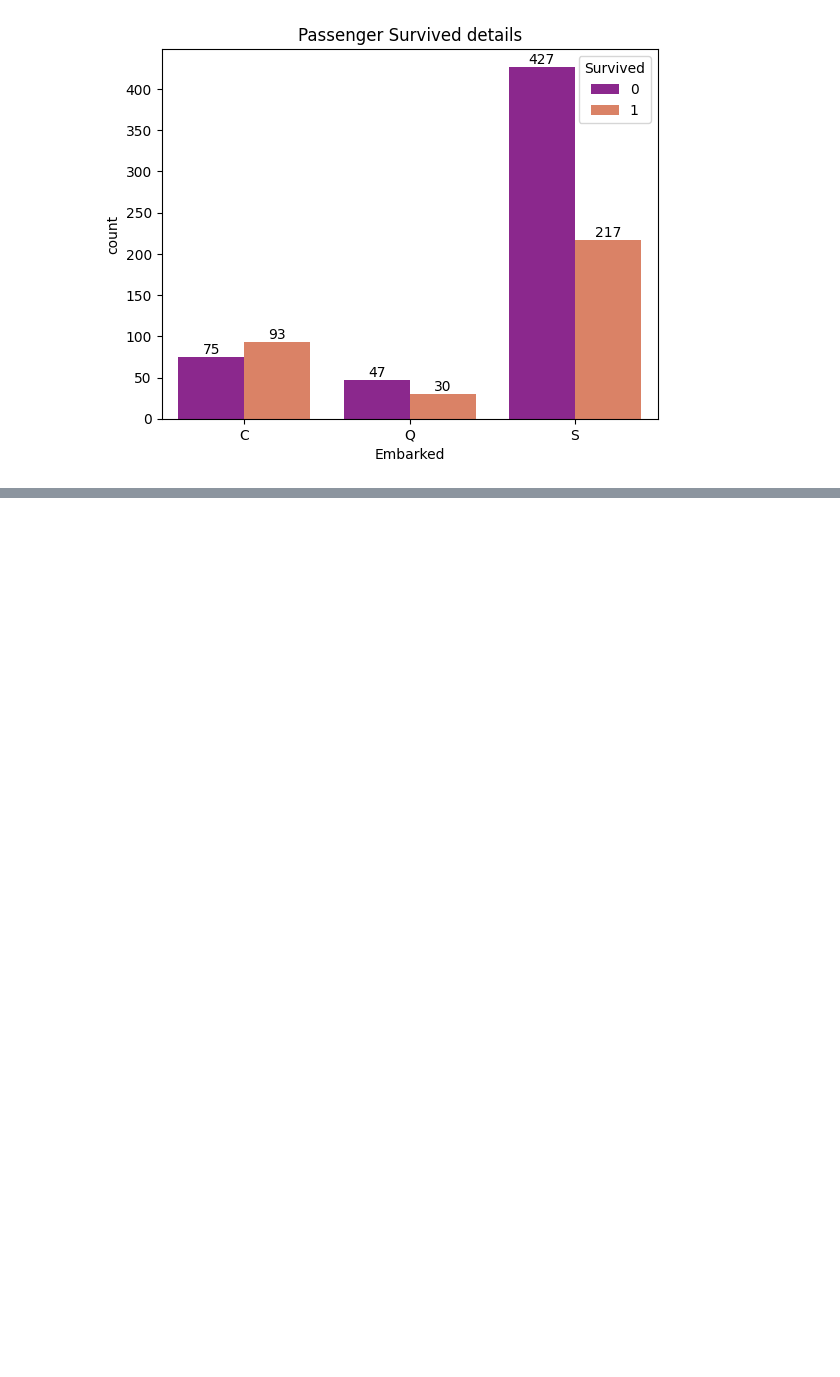
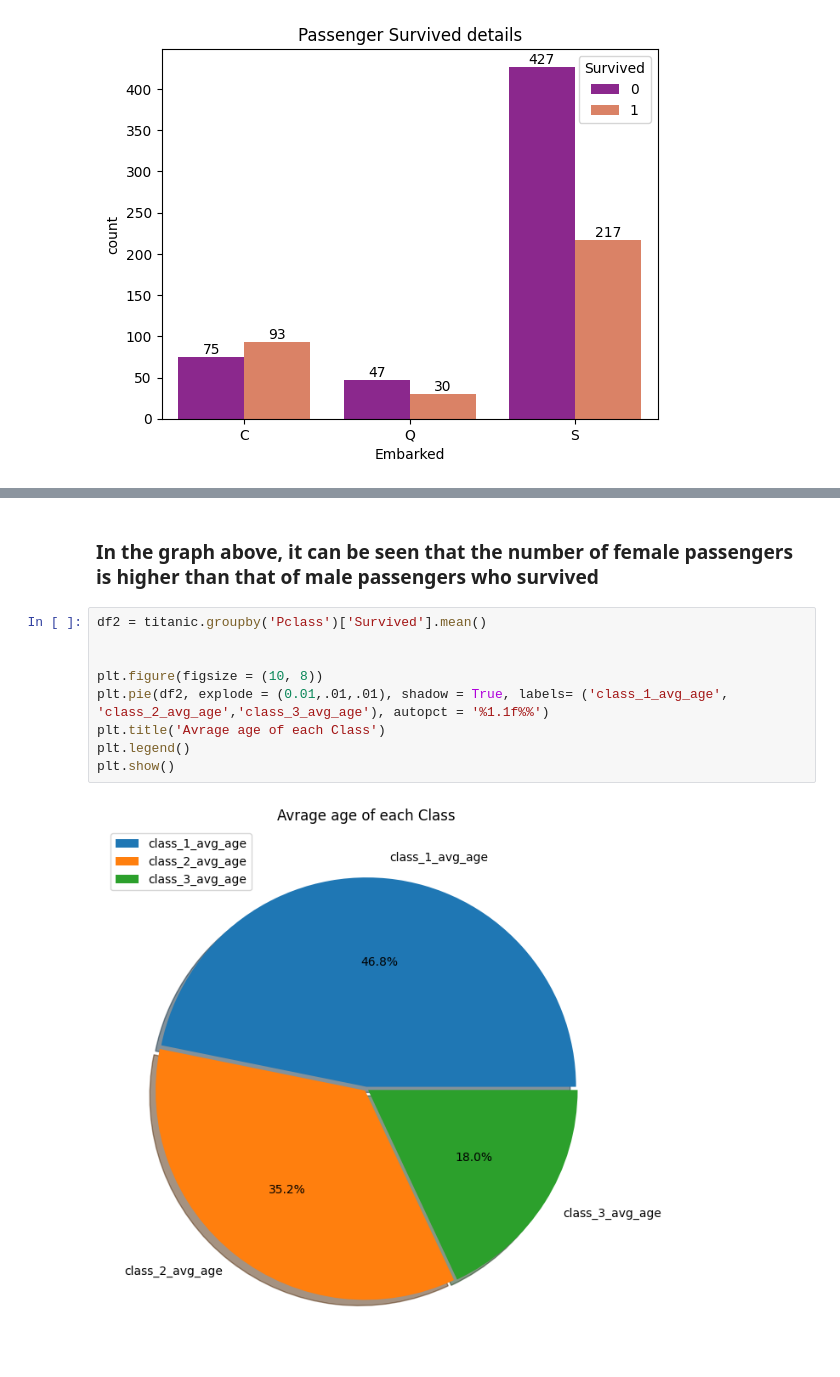
Before and after one commit to mayanktech02-lang/Titanic_EDA_Project, a Jupyter notebook: Titanic_EDA.ipynb, the cells around one changed output, grey strips where cells are left out. Cells and saved outputs as stored; diff of their text form; blank space fills up the shorter version.

```diff
--- a/Titanic_EDA.ipynb
+++ b/Titanic_EDA.ipynb
@@ -273,0 +306,13 @@ plt.show()
+# %% [markdown]
+### In the graph above, it can be seen that the number of female passengers is higher than that of male passengers who survived
+# %%
+df2 = titanic.groupby('Pclass')['Survived'].mean()
+
+
+plt.figure(figsize = (10, 8))
+plt.pie(df2, explode = (0.01,.01,.01), shadow = True, labels= ('class_1_avg_age', 'class_2_avg_age','class_3_avg_age'), autopct = '%1.1f%%')
+plt.title('Avrage age of each Class')
+plt.legend()
+plt.show()
+# %% [output]
+[figure, added]
```
Also changed, not shown: parts of 7 cells of this notebook.
